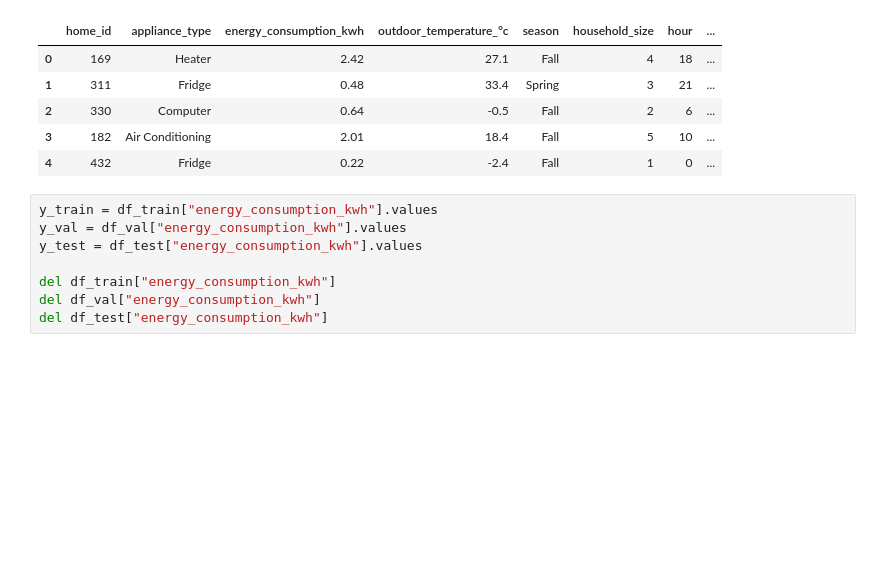
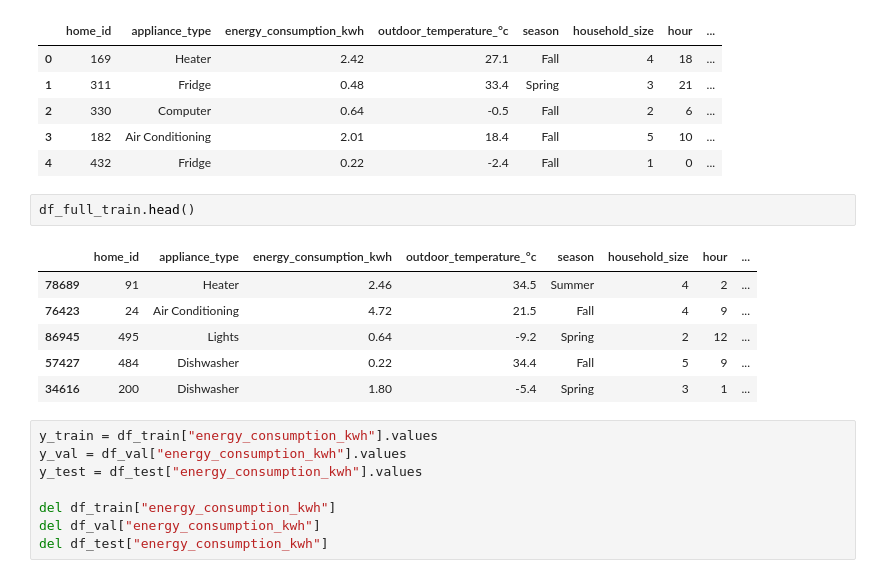
Before and after one commit to Agnes4Him/machine-learning-zoomcamp, a Jupyter notebook: capstone-project/capstone.ipynb, the cells around one changed output. Cells and saved outputs as stored; diff of their text form; blank space fills up the shorter version.

```diff
--- a/capstone-project/capstone.ipynb
+++ b/capstone-project/capstone.ipynb
@@ -298,6 +298,15 @@ df_train.head()
 | 2 | 330 | Computer | 0.64 | -0.5 | Fall | 2 | 6 | ... |
 | 3 | 182 | Air Conditioning | 2.01 | 18.4 | Fall | 5 | 10 | ... |
 | 4 | 432 | Fridge | 0.22 | -2.4 | Fall | 1 | 0 | ... |
+# %%
+df_full_train.head()
+# %% [output]
+|  | home_id | appliance_type | energy_consumption_kwh | outdoor_temperature_°c | season | household_size | hour | ... |
+| 78689 | 91 | Heater | 2.46 | 34.5 | Summer | 4 | 2 | ... |
+| 76423 | 24 | Air Conditioning | 4.72 | 21.5 | Fall | 4 | 9 | ... |
+| 86945 | 495 | Lights | 0.64 | -9.2 | Spring | 2 | 12 | ... |
+| 57427 | 484 | Dishwasher | 0.22 | 34.4 | Fall | 5 | 9 | ... |
+| 34616 | 200 | Dishwasher | 1.80 | -5.4 | Spring | 3 | 1 | ... |
 # %%
 y_train = df_train["energy_consumption_kwh"].values
 y_val = df_val["energy_consumption_kwh"].values
```
Also changed, not shown: parts of 40 cells of this notebook, 3 other files.
